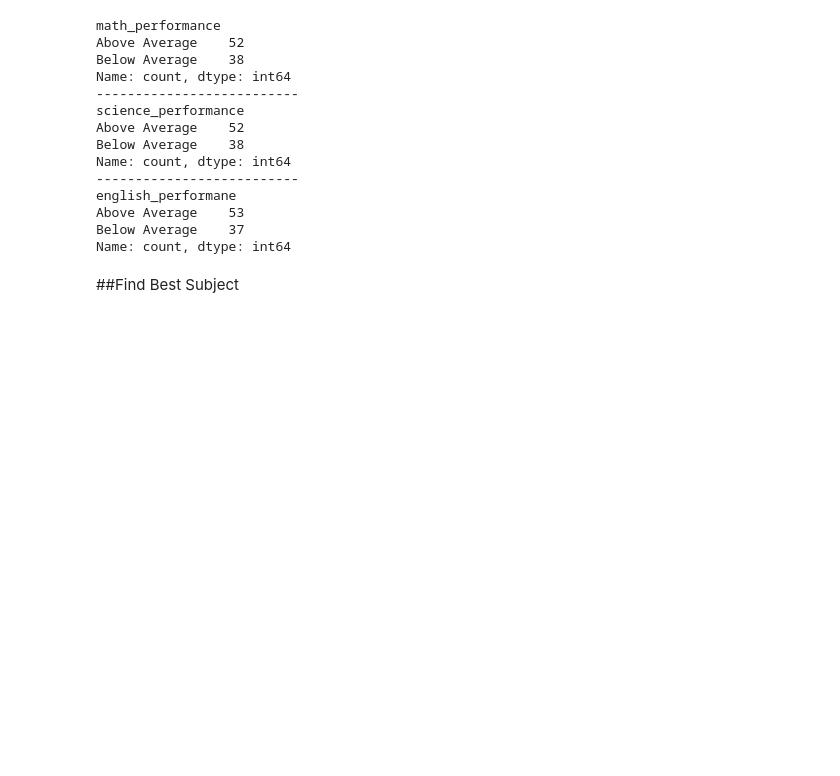
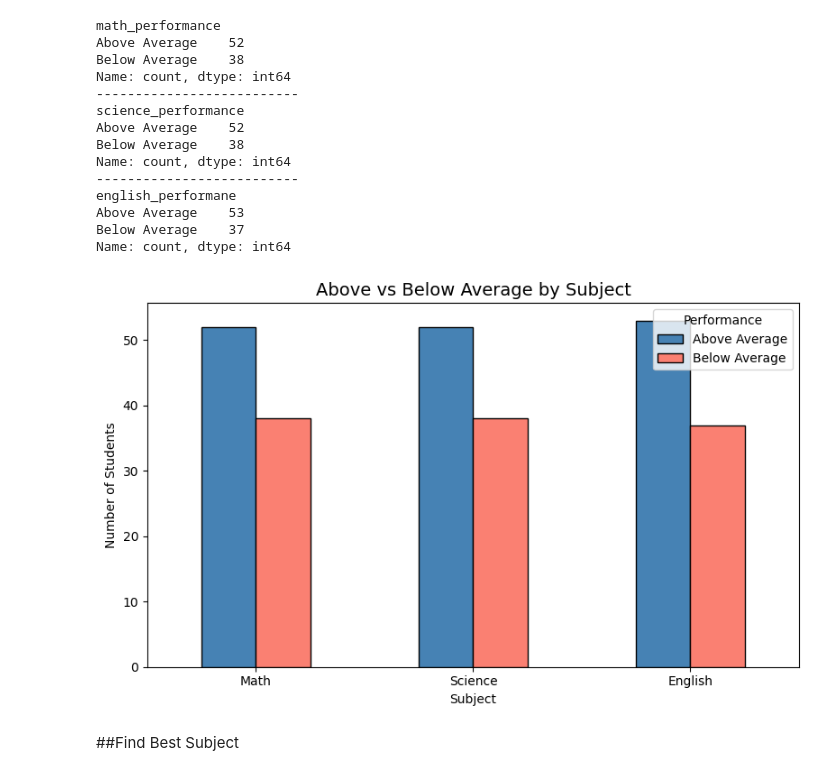
Before and after one commit to vidushanpathir505-bot/academic-data-wrangler, a Jupyter notebook: student-marks-analyzer/student_performance_analysis.ipynb, the cells around one changed output. Cells and saved outputs as stored; diff of their text form; code cells hidden in the pictures; blank space fills up the shorter version.

Commit message:
feat: Add Group bar chart

```diff
--- a/student-marks-analyzer/student_performance_analysis.ipynb
+++ b/student-marks-analyzer/student_performance_analysis.ipynb
@@ -223,6 +223,35 @@ english_performane
 Above Average    53
 Below Average    37
 Name: count, dtype: int64
+# %%
+performance_dataframe = pd.DataFrame({
+    'Above Average' : [
+        (clean_students_df['math_performance'] == 'Above Average').sum(),
+        (clean_students_df['science_performance'] == 'Above Average').sum(),
+        (clean_students_df['english_performane'] == 'Above Average').sum()
+    ],
+    'Below Average' : [
+        (clean_students_df['math_performance'] == 'Below Average').sum(),
+        (clean_students_df['science_performance'] == 'Below Average').sum(),
+        (clean_students_df['english_performane'] == 'Below Average').sum()
+    ]
+}, index=['Math', 'Science', 'English'])
+
+performance_dataframe.plot(kind='bar',
+                           figsize=(8, 5),
+                           edgecolor='black',
+                           color=['steelblue', 'salmon'])
+
+plt.title("Above vs Below Average by Subject", fontsize=14)
+plt.xlabel('Subject')
+plt.ylabel('Number of Students')
+plt.xticks(rotation=0)
+plt.legend(title='Performance')
+plt.tight_layout()
+
+plt.show()
+# %% [output]
+[figure, added]
 # %% [markdown]
 ##Find Best Subject
 # %%
```
Also changed, not shown: parts of 1 cell of this notebook.
